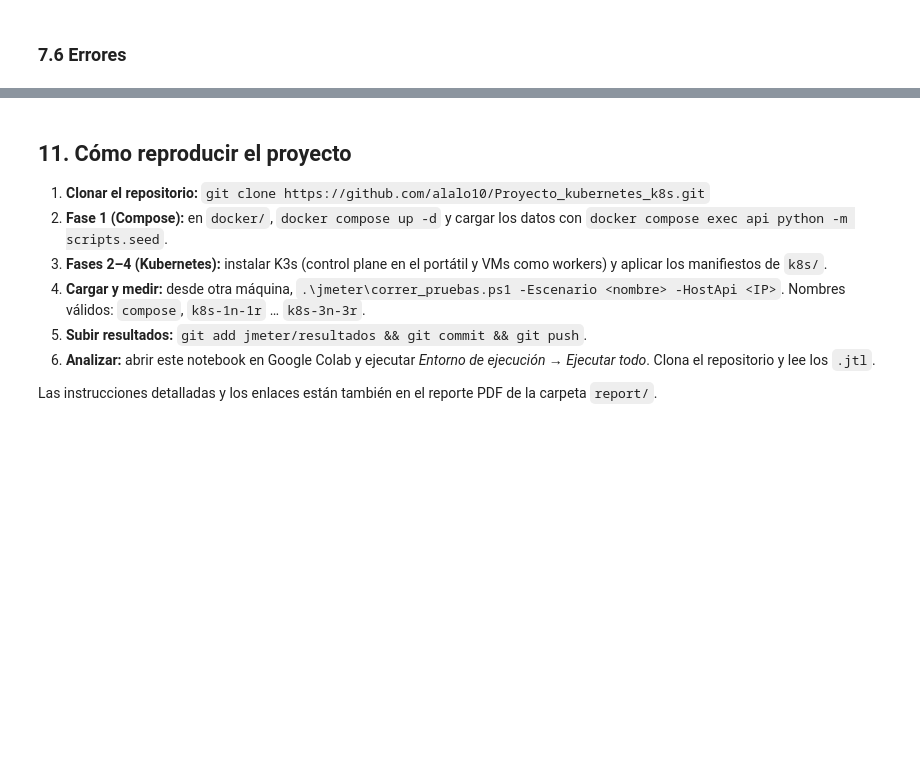
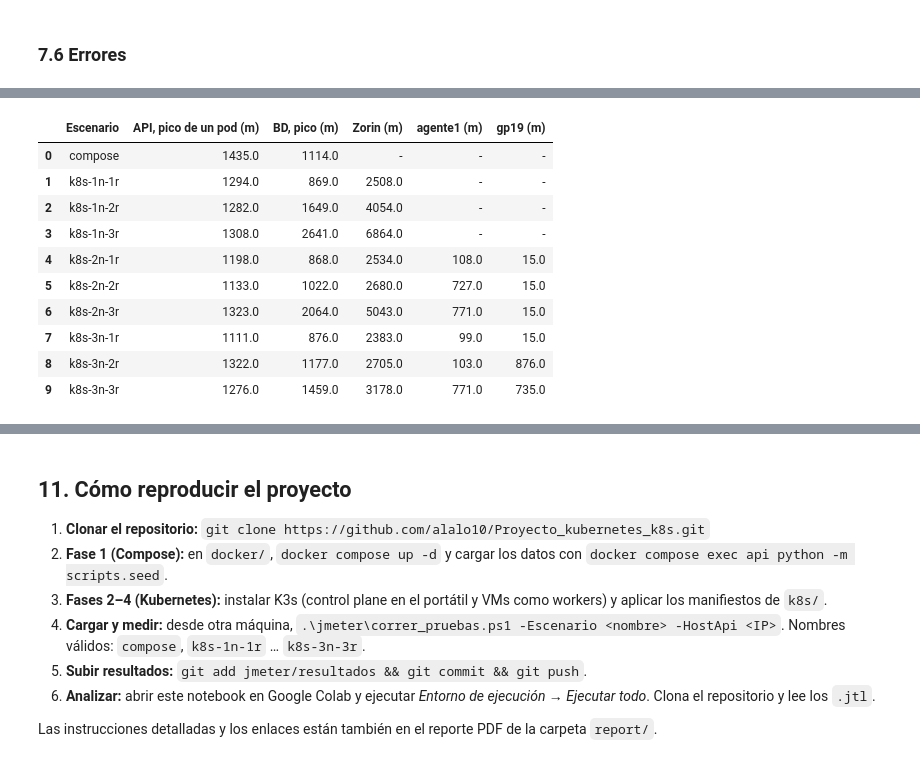
Before and after one commit to alalo10/Proyecto_kubernetes_k8s, a Jupyter notebook: notebooks/analisis_despliegues.ipynb, the cells around one changed output, grey strips where cells are left out. Drawn from its saved outputs; the diff is of its cells as text; code cells hidden in the pictures; blank space fills up the shorter version.

Commit message:
Notebook final con los 10 escenarios, analisis y conclusiones

```diff
--- a/notebooks/analisis_despliegues.ipynb
+++ b/notebooks/analisis_despliegues.ipynb
@@ -436,12 +600,10 @@ Si duplicar las réplicas duplicara el throughput, la eficiencia sería del 100
 # %%
-if HAY_DATOS and not resumen[resumen["nodos"] > 0].empty:
-    mx = int(resumen["usuarios"].max())
-    k = resumen[(resumen["nodos"] > 0) & (resumen["usuarios"] == mx)].copy()
-    ref = k[k["replicas"] == 1].set_index("nodos")["throughput_rps"]
-    k["speedup_vs_1_replica"] = k.apply(lambda f: f["throughput_rps"] / ref[f["nodos"]] if f["nodos"] in ref.index else np.nan, axis=1)
-    k["eficiencia_pct"] = 100 * k["speedup_vs_1_replica"] / k["replicas"]
-    display(k[["etiqueta", "throughput_rps", "speedup_vs_1_replica", "eficiencia_pct"]].round(2)
-            .rename(columns={"etiqueta": "Escenario", "throughput_rps": "Throughput (req/s)",
-                             "speedup_vs_1_replica": "Aceleración vs 1 réplica", "eficiencia_pct": "Eficiencia (%)"}))
-else:
-    print("Sin datos de Kubernetes todavía.")
+if HAY_DATOS:
+    eq = resumen[(resumen["replicas"] == 1) & (resumen["nodos"] > 0)]
+    t = eq.pivot(index="usuarios", columns="etiqueta", values="throughput_rps")
+    t["media"] = t.mean(axis=1)
+    t["desv. est."] = t[[c for c in t.columns if c != "media"]].std(axis=1)
+    t["CV (%)"] = 100 * t["desv. est."] / t["media"]
+    e = eq.pivot(index="usuarios", columns="etiqueta", values="error_pct").add_prefix("errores % ")
+    display(pd.concat([t, e], axis=1).round(1))
+    print("A 100 usuarios la comparación de throughput no es válida: las tres pruebas colapsan, con proporciones de error muy distintas.")
@@ -483,0 +621,43 @@ Estos puntos condicionan **cómo hay que leer** cualquier resultado:
+# %%
+import re
+
+def parsear_monitor(ruta):
+    api, db, nodos = [], [], {}
+    for linea in open(ruta, encoding="utf-8", errors="ignore"):
+        if "%" in linea and "|" not in linea:            # formato docker stats (Compose)
+            a = re.search(r"citas-api ([\d.]+)%", linea); d = re.search(r"citas-db ([\d.]+)%", linea)
+            if a: api.append(float(a[1]) * 10)           # % de núcleo -> milicores
+            if d: db.append(float(d[1]) * 10)
+            continue
+        api += [float(c) for _, c in re.findall(r"(citas-api-\S+) (\d+)m", linea)]
+        db  += [float(c) for _, c in re.findall(r"(citas-db-\S+) (\d+)m", linea)]
+        for n, c in re.findall(r"(?:^|; |\| )([a-z0-9-]+) (\d+)m \d+%", linea):
+            nodos.setdefault(n, []).append(float(c))
+    return api, db, nodos
+
+filas_mon = []
+for ruta in sorted(glob.glob(os.path.join(DATOS_DIR, "monitor_*.txt"))):
+    esc = os.path.basename(ruta)[len("monitor_"):-4]
+    api, db, nodos = parsear_monitor(ruta)
+    pico = lambda n: max([max(v) for k, v in nodos.items() if k.startswith(n)] or [np.nan])
+    filas_mon.append({"Escenario": esc, "API, pico de un pod (m)": max(api) if api else np.nan,
+                      "BD, pico (m)": max(db) if db else np.nan,
+                      "Zorin (m)": pico("juanpa"), "agente1 (m)": pico("agente1"), "gp19 (m)": pico("gp19")})
+monitor = pd.DataFrame(filas_mon)
+if not monitor.empty:
+    monitor["_o"] = monitor["Escenario"].map(lambda e: ESCENARIOS.index(e) if e in ESCENARIOS else 99)
+    display(monitor.sort_values("_o").drop(columns="_o").round(0).fillna("-").reset_index(drop=True))
+else:
+    print("No hay archivos de monitor en", DATOS_DIR)
+# %% [output]
+|  | Escenario | API, pico de un pod (m) | BD, pico (m) | Zorin (m) | agente1 (m) | gp19 (m) |
+| 0 | compose | 1435.0 | 1114.0 | - | - | - |
+| 1 | k8s-1n-1r | 1294.0 | 869.0 | 2508.0 | - | - |
+| 2 | k8s-1n-2r | 1282.0 | 1649.0 | 4054.0 | - | - |
+| 3 | k8s-1n-3r | 1308.0 | 2641.0 | 6864.0 | - | - |
+| 4 | k8s-2n-1r | 1198.0 | 868.0 | 2534.0 | 108.0 | 15.0 |
+| 5 | k8s-2n-2r | 1133.0 | 1022.0 | 2680.0 | 727.0 | 15.0 |
+| 6 | k8s-2n-3r | 1323.0 | 2064.0 | 5043.0 | 771.0 | 15.0 |
+| 7 | k8s-3n-1r | 1111.0 | 876.0 | 2383.0 | 99.0 | 15.0 |
+| 8 | k8s-3n-2r | 1322.0 | 1177.0 | 2705.0 | 103.0 | 876.0 |
+| 9 | k8s-3n-3r | 1276.0 | 1459.0 | 3178.0 | 771.0 | 735.0 |
```
Also changed, not shown: parts of 24 cells of this notebook.
